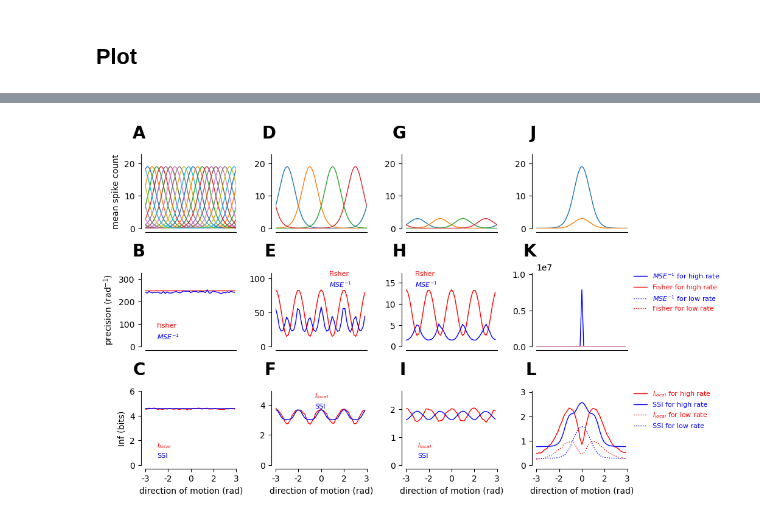
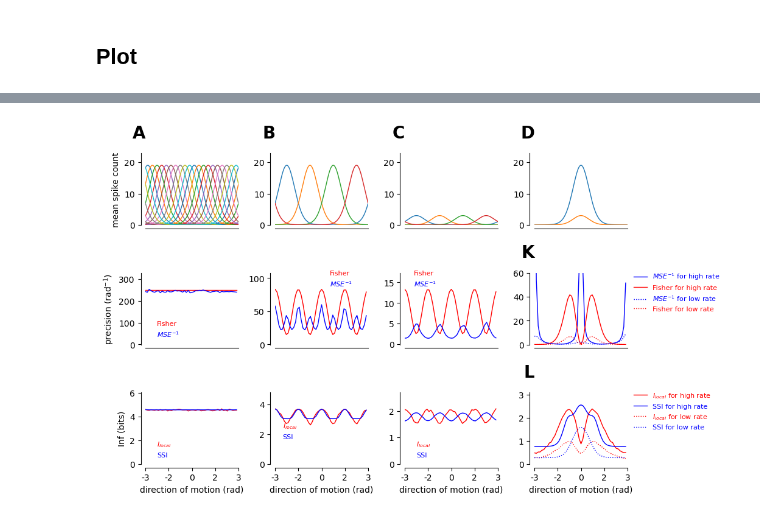
Before and after one commit to steevelaquitaine/fisher-info-limits, a Jupyter notebook: notebooks/fig1.ipynb, the cells around one changed output, grey strips where cells are left out. Drawn from its saved outputs; the diff is of its cells as text; code cells hidden in the pictures.

```diff
--- a/notebooks/fig1.ipynb
+++ b/notebooks/fig1.ipynb
@@ -364,13 +364,13 @@ ssi_n4_low, mse_n4_low = compute_I_brute_force(x, xplot, tc_pms, dx=dx, nsamp=10
 n_neurons = 1
 pref_dirs = linspace(-pi,pi,n_neurons+1)[:-1]
 pref_dirs = pref_dirs - mean(pref_dirs)
-tc_pms = {"width": 0.29, "baseline": 0.01, "amplitude": 19, "pref_dirs": pref_dirs}
+tc_pms = {"width": 0.29, "baseline": 0.01, "amplitude": 40, "pref_dirs": pref_dirs} # (default amplitude=19)
 ssi_n1_high, mse_n1_high = compute_I_brute_force(x, xplot, tc_pms, dx=dx, nsamp=10000)
 
-# 1 neuron with high firing rates
+# 1 neuron with low firing rates
 n_neurons = 1
 pref_dirs = linspace(-pi, pi, n_neurons + 1)[:-1]
 pref_dirs = pref_dirs - mean(pref_dirs)
-tc_pms = {"width": 0.29, "baseline": 0.01, "amplitude": 3, "pref_dirs": pref_dirs}
+tc_pms = {"width": 0.29, "baseline": 0.01, "amplitude": 19, "pref_dirs": pref_dirs} # (default amplitude=3)
 ssi_n1_low, mse_n1_low = compute_I_brute_force(x, xplot, tc_pms, dx=dx, nsamp=10000)
 # %% [output]
@@ -424,7 +424,7 @@ Ilocal_n4_low, _, _, _, fisher_info_n4_low, x_rates_n4_low = compute_circular_il
 n_neurons = 1
 pref_dirs = linspace(-pi,pi,n_neurons+1)[:-1]
 pref_dirs = pref_dirs - mean(pref_dirs)
-tc_pms = {"width": 0.29, "baseline": 0.01, "amplitude": 19, "pref_dirs": pref_dirs}
+tc_pms = {"width": 0.29, "baseline": 0.01, "amplitude": 40, "pref_dirs": pref_dirs} # (default amplitude=19)
 
 Ilocal_n1_high, _, _, _, fisher_info_n1_high, x_rates_n1_high = compute_circular_ilocal(x, xplot, tc_pms, dx=dx, nsamp=10000)
 
@@ -432,7 +432,7 @@ Ilocal_n1_high, _, _, _, fisher_info_n1_high, x_rates_n1_high = compute_circular
 n_neurons = 1
 pref_dirs = linspace(-pi,pi,n_neurons+1)[:-1]
 pref_dirs = pref_dirs - mean(pref_dirs)
-tc_pms = {"width": 0.29, "baseline": 0.01, "amplitude": 3, "pref_dirs": pref_dirs}
+tc_pms = {"width": 0.29, "baseline": 0.01, "amplitude": 19, "pref_dirs": pref_dirs} # (default amplitude=3)
 
 Ilocal_n1_low, _, _, _, fisher_info_n1_low, x_rates_n1_low = compute_circular_ilocal(x, xplot, tc_pms, dx=dx, nsamp=10000)
 # %% [output]
@@ -671,8 +669,8 @@ ax.spines['top'].set_visible(False)
 ax.spines['right'].set_visible(False)
 ax.set_xticks([])
 ax.legend(handlelength = 0, labelcolor = 'linecolor', **legend)
-ax.text(letter_x, letter_y, 'B', transform=ax.transAxes,
-            fontsize=letter_size, fontweight='bold', va='top', ha='right')
+# ax.text(letter_x, letter_y, 'B', transform=ax.transAxes,
+#             fontsize=letter_size, fontweight='bold', va='top', ha='right')
 ax.spines["bottom"].set_position(("axes", -0.05))
 ax.yaxis.set_ticks_position("left")
 ax.spines["left"].set_position(("axes", -0.05))
@@ -695,8 +693,8 @@ ax.set_xticklabels([f'{label:.0f}' for label in xtick_labels])
 ax.legend(handlelength = 0, labelcolor = 'linecolor', **legend)
 ax.set_ylabel('Inf (bits)', fontsize=labelsize)
 ax.set_xlabel('direction of motion (rad)', fontsize=labelsize)
-ax.text(letter_x, letter_y, 'C', transform=ax.transAxes,
-            fontsize=letter_size, fontweight='bold', va='top', ha='right')
+# ax.text(letter_x, letter_y, 'C', transform=ax.transAxes,
+#             fontsize=letter_size, fontweight='bold', va='top', ha='right')
 ax.spines["bottom"].set_position(("axes", -0.05))
 ax.yaxis.set_ticks_position("left")
 ax.spines["left"].set_position(("axes", -0.05))
@@ -716,7 +714,9 @@ ax.spines['top'].set_visible(False)
 ax.spines['right'].set_visible(False)
 ax.set_xticks([])
 ax.legend(handlelength = 0, labelcolor = 'linecolor', **legend, loc=(0.01, 0.75))
-ax.text(letter_x, letter_y, 'D', transform=ax.transAxes,
+# ax.text(letter_x, letter_y, 'D', transform=ax.transAxes,
+#             fontsize=letter_size, fontweight='bold', va='top', ha='right')
+ax.text(letter_x, letter_y, 'B', transform=ax.transAxes,
             fontsize=letter_size, fontweight='bold', va='top', ha='right')
 ax.spines["bottom"].set_position(("axes", -0.05))
 ax.yaxis.set_ticks_position("left")
@@ -734,8 +734,8 @@ ax.spines['top'].set_visible(False)
 ax.spines['right'].set_visible(False)
 ax.set_xticks([])
 ax.legend(handlelength = 0, labelcolor = 'linecolor', loc=(0.5, 0.75), **legend)
-ax.text(letter_x, letter_y, 'E', transform=ax.transAxes,
-            fontsize=letter_size, fontweight='bold', va='top', ha='right')
+# ax.text(letter_x, letter_y, 'E', transform=ax.transAxes,
+            # fontsize=letter_size, fontweight='bold', va='top', ha='right')
 ax.spines["bottom"].set_position(("axes", -0.05))
 ax.yaxis.set_ticks_position("left")
 ax.spines["left"].set_position(("axes", -0.05))
@@ -757,8 +757,8 @@ ax.set_xticklabels([f'{label:.0f}' for label in xtick_labels])
 ax.legend(handlelength = 0, labelcolor = 'linecolor', bbox_to_anchor=(0.3,0.67), **legend)
 ax.set_xlabel('direction of motion (rad)', fontsize=labelsize)
 ax.tick_params(labelsize=labelsize)
-ax.text(letter_x, letter_y, 'F', transform=ax.transAxes,
-            fontsize=letter_size, fontweight='bold', va='top', ha='right')
+# ax.text(letter_x, letter_y, 'F', transform=ax.transAxes,
+#             fontsize=letter_size, fontweight='bold', va='top', ha='right')
 ax.spines["bottom"].set_position(("axes", -0.05))
 ax.yaxis.set_ticks_position("left")
 ax.spines["left"].set_position(("axes", -0.05))
@@ -776,8 +776,10 @@ ax.spines['right'].set_visible(False)
 ax.set_xticks([])
 ax.legend(handlelength = 0, labelcolor = 'linecolor', **legend)
 ax.tick_params(labelsize=labelsize)
-ax.text(letter_x, letter_y, 'G', transform=ax.transAxes,
+ax.text(letter_x, letter_y, 'C', transform=ax.transAxes,
             fontsize=letter_size, fontweight='bold', va='top', ha='right')
+# ax.text(letter_x, letter_y, 'G', transform=ax.transAxes,
+#             fontsize=letter_size, fontweight='bold', va='top', ha='right')
 ax.spines["bottom"].set_position(("axes", -0.05))
 ax.yaxis.set_ticks_position("left")
 ax.spines["left"].set_position(("axes", -0.05))
@@ -794,8 +796,8 @@ ax.set_xticks([])
 ax.spines['top'].set_visible(False)
 ax.spines['right'].set_visible(False)
 ax.legend(handlelength = 0, labelcolor = 'linecolor', **legend, loc=(0.01, 0.75))
-ax.text(letter_x, letter_y, 'H', transform=ax.transAxes,
-            fontsize=letter_size, fontweight='bold', va='top', ha='right')
+# ax.text(letter_x, letter_y, 'H', transform=ax.transAxes,
+#             fontsize=letter_size, fontweight='bold', va='top', ha='right')
 ax.spines["bottom"].set_position(("axes", -0.05))
 ax.yaxis.set_ticks_position("left")
 ax.spines["left"].set_position(("axes", -0.05))
@@ -819,8 +821,8 @@ ax.set_xticklabels([f'{label:.0f}' for label in xtick_labels])
 ax.tick_params(labelsize=labelsize)
 ax.legend(handlelength = 0, labelcolor = 'linecolor', **legend)
 ax.set_xlabel('direction of motion (rad)', fontsize=labelsize)
-ax.text(letter_x, letter_y, 'I', transform=ax.transAxes,
-            fontsize=letter_size, fontweight='bold', va='top', ha='right')
+# ax.text(letter_x, letter_y, 'I', transform=ax.transAxes,
+#             fontsize=letter_size, fontweight='bold', va='top', ha='right')
 ax.spines["bottom"].set_position(("axes", -0.05))
 ax.yaxis.set_ticks_position("left")
 ax.spines["left"].set_position(("axes", -0.05))
@@ -840,8 +842,10 @@ ax.spines['right'].set_visible(False)
 ax.set_xticks([])
 ax.legend(handlelength = 0, labelcolor = 'linecolor', **legend)
 ax.tick_params(labelsize=labelsize)
-ax.text(letter_x, letter_y, 'J', transform=ax.transAxes,
+ax.text(letter_x, letter_y, 'D', transform=ax.transAxes,
             fontsize=letter_size, fontweight='bold', va='top', ha='right')
+# ax.text(letter_x, letter_y, 'J', transform=ax.transAxes,
+#             fontsize=letter_size, fontweight='bold', va='top', ha='right')
 ax.spines["bottom"].set_position(("axes", -0.05))
 ax.yaxis.set_ticks_position("left")
 ax.spines["left"].set_position(("axes", -0.05))
@@ -872,6 +876,7 @@ ax.text(letter_x, letter_y, 'K', transform=ax.transAxes,
 ax.spines["bottom"].set_position(("axes", -0.05))
 ax.yaxis.set_ticks_position("left")
 ax.spines["left"].set_position(("axes", -0.05))
+ax.set_ylim([0, 60]) # clip y axis to clearly see Fisher
 
 # Information
 ax = axes[2,3]
@@ -882,33 +887,34 @@ ax.plot(xplot.flatten(), ssi_n1_low.flatten()/np.log(2), 'b:', linewidth=linew,
 # formatting
 ax.set_ylim([
     0,
     max(
         1.3 * np.max(Ilocal_n4_low) / np.log(2),
         1.3 * np.max(Ilocal_n1_high) / np.log(2)
     )
 ])
 ax.set_xlim([-np.pi, np.pi])
 ax.tick_params(labelsize=labelsize)
 ax.spines['top'].set_visible(False)
 ax.spines['right'].set_visible(False)
 xtick_positions = np.linspace(-np.pi, np.pi, 5)
 xtick_labels = np.linspace(-np.pi, np.pi, 5)
 ax.set_xticks(xtick_positions)
 ax.set_xticklabels([f'{label:.0f}' for label in xtick_labels])
 ax.legend(labelcolor = 'linecolor', bbox_to_anchor=(1,1.1), **legend)
 ax.set_xlabel('direction of motion (rad)', fontsize=labelsize)
 ax.text(letter_x, letter_y, 'L', transform=ax.transAxes,
             fontsize=letter_size, fontweight='bold', va='top', ha='right')
 ax.spines["bottom"].set_position(("axes", -0.05))
 ax.yaxis.set_ticks_position("left")
 ax.spines["left"].set_position(("axes", -0.05))
 
 # formatting
-fig.tight_layout(h_pad=0.4)
+#fig.tight_layout(h_pad=0.4)
+fig.tight_layout(h_pad=0.8)
 
 # save figure
 plt.savefig('figures/fig1.svg', dpi=300, bbox_inches='tight', transparent=True)
 plt.savefig('figures/fig1.pdf', dpi=300, bbox_inches='tight', transparent=True)
 # %% [output]
-[figure, old version]
+[figure, new version]
 # %%
```
Also changed, not shown: parts of 5 cells of this notebook, 49 other files.
